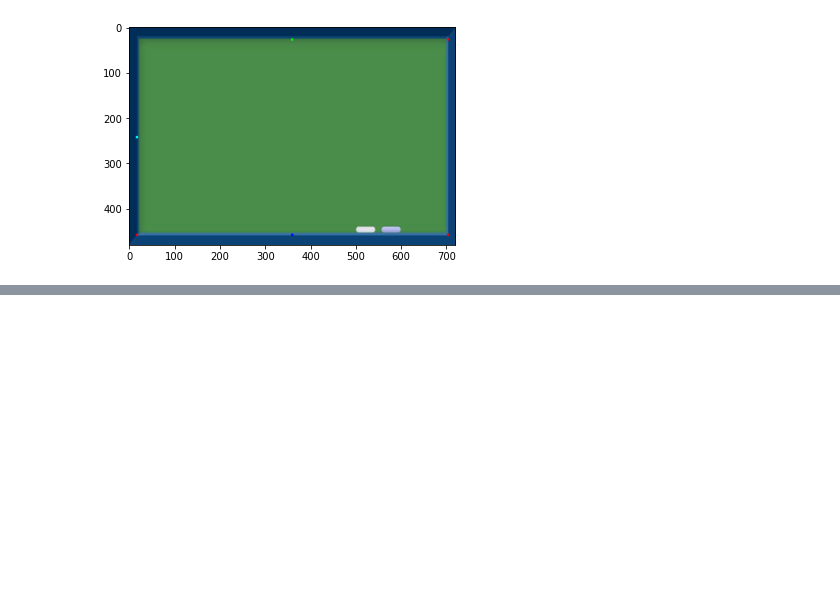
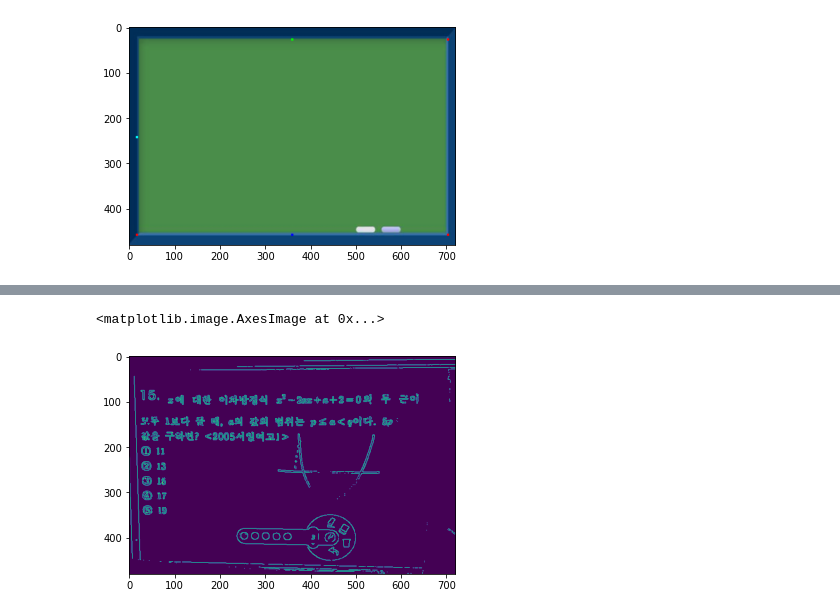
Before and after one commit to LSanghyeok/CV_FinalTerm, a Jupyter notebook: img_registration.ipynb, the cells around one changed output, grey strips where cells are left out. Saved outputs shown, nothing was run; the diff lists cells and outputs as text; code cells hidden in the pictures; blank space fills up the shorter version.

```diff
--- a/img_registration.ipynb
+++ b/img_registration.ipynb
@@ -360,0 +240,43 @@ plt.imshow(im)
+# %%
+edges=[]
+
+for img in im_Regs:
+    edge = cv2.Canny(img,50,150)
+    edges.append(edge)
+
+new_edges=[]
+for idx in range(len(edges)):
+    new_edge = np.median(edges[max(0, idx-10):min(idx+11, len(edges))], 0 )
+    new_edges.append(new_edge)
+
+
+imgs = []
+for idx, img in enumerate(im_Regs):
+
+    kernel = np.ones((7,7))
+    kernel = kernel/len(kernel**2)
+    dst = cv2.filter2D(new_edges[idx], -1, kernel) # -1은 입력 영상과 동일한 데이터의 출력 영상 생성
+    dst = dst>0
+    dst= dst*255
+
+
+    temp_img = copy.deepcopy(img)
+    temp_img[dst!=255] = 0
+
+    res = copy.deepcopy(im_bg)
+    res[25:455, 15:700] = 0
+    res[25:455, 15:700] = temp_img[25:455, 15:700] * (temp_img[25:455, 15:700].sum(2)!=0).reshape(430,685,-1)
+
+    imgs.append(Image.fromarray(cv2.cvtColor(res, cv2.COLOR_BGR2RGB)))
+
+imageio.mimsave("result5.gif", imgs, fps=10)
+# %%
+new_edges=[]
+for idx in range(len(edges)):
+    new_edge = np.median(edges[max(0, idx-5): min(idx+6, len(edges))], 0 )
+    new_edges.append(new_edge)
+
+plt.imshow(new_edges[3])
+# %% [output]
+<matplotlib.image.AxesImage at 0x...>
+[figure, added]
```
Also changed, not shown: parts of 18 cells of this notebook.
